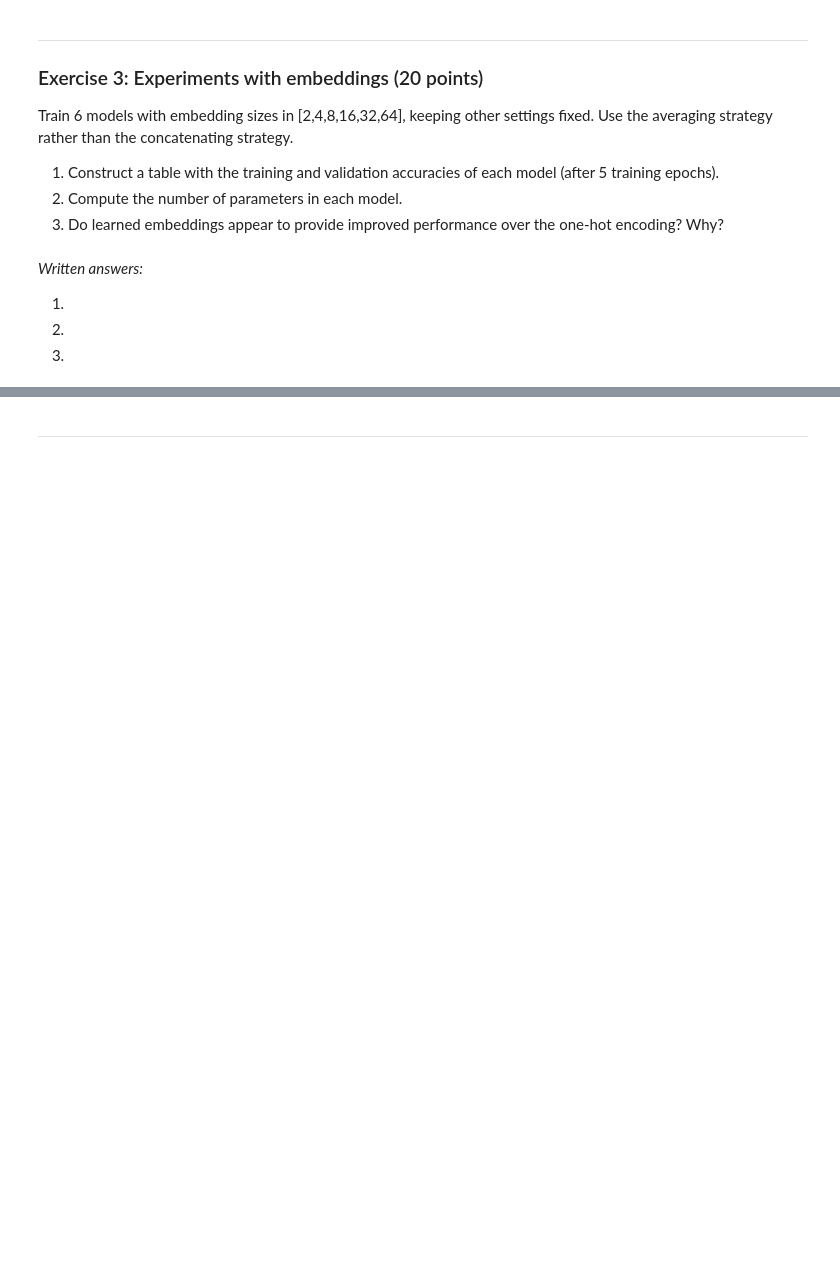
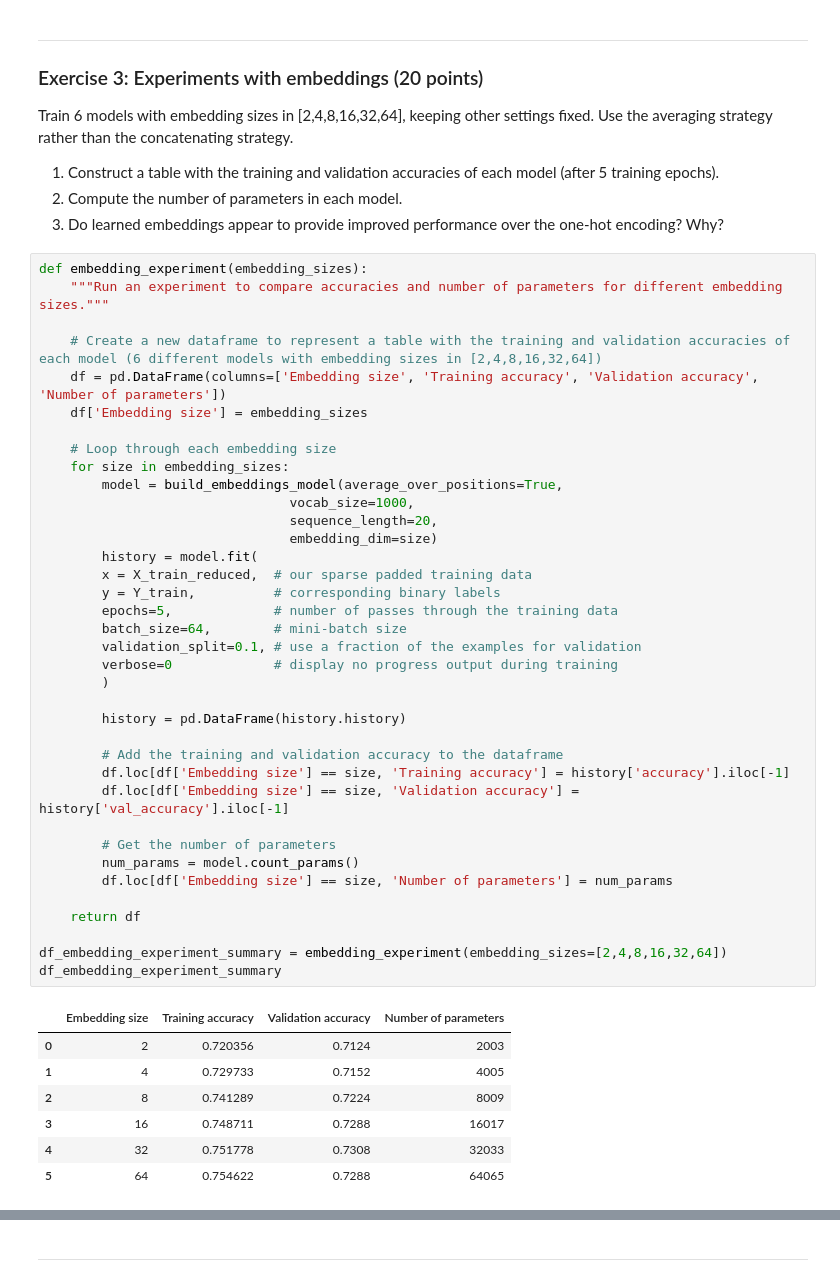
Before and after one commit to garyukong/w207-homework, a Jupyter notebook: 09 Embeddings for Text.ipynb, the cells around one changed output, grey strips where cells are left out. Drawn from its saved outputs; the diff is of its cells as text; blank space fills up the shorter version.

```diff
--- a/09 Embeddings for Text.ipynb
+++ b/09 Embeddings for Text.ipynb
@@ -529,9 +542,48 @@ Train 6 models with embedding sizes in [2,4,8,16,32,64], keeping other settings
 1. Construct a table with the training and validation accuracies of each model (after 5 training epochs).
 2. Compute the number of parameters in each model.
 3. Do learned embeddings appear to provide improved performance over the one-hot encoding? Why?
-# %% [markdown]
-*Written answers:*
-
-1.
-2.
-3.
+# %%
+def embedding_experiment(embedding_sizes):
+    """Run an experiment to compare accuracies and number of parameters for different embedding sizes."""
+
+    # Create a new dataframe to represent a table with the training and validation accuracies of each model (6 different models with embedding sizes in [2,4,8,16,32,64])
+    df = pd.DataFrame(columns=['Embedding size', 'Training accuracy', 'Validation accuracy', 'Number of parameters'])
+    df['Embedding size'] = embedding_sizes
+
+    # Loop through each embedding size
+    for size in embedding_sizes:
+        model = build_embeddings_model(average_over_positions=True,
+                                vocab_size=1000,
+                                sequence_length=20,
+                                embedding_dim=size)
+        history = model.fit(
+        x = X_train_reduced,  # our sparse padded training data
+        y = Y_train,          # corresponding binary labels
+        epochs=5,             # number of passes through the training data
+        batch_size=64,        # mini-batch size
+        validation_split=0.1, # use a fraction of the examples for validation
+        verbose=0             # display no progress output during training
+        )
+
+        history = pd.DataFrame(history.history)
+
+        # Add the training and validation accuracy to the dataframe
+        df.loc[df['Embedding size'] == size, 'Training accuracy'] = history['accuracy'].iloc[-1]
+        df.loc[df['Embedding size'] == size, 'Validation accuracy'] = history['val_accuracy'].iloc[-1]
+
+        # Get the number of parameters
+        num_params = model.count_params()
+        df.loc[df['Embedding size'] == size, 'Number of parameters'] = num_params
+
+    return df
+
+df_embedding_experiment_summary = embedding_experiment(embedding_sizes=[2,4,8,16,32,64])
+df_embedding_experiment_summary
+# %% [output]
+|  | Embedding size | Training accuracy | Validation accuracy | Number of parameters |
+| 0 | 2 | 0.720356 | 0.7124 | 2003 |
+| 1 | 4 | 0.729733 | 0.7152 | 4005 |
+| 2 | 8 | 0.741289 | 0.7224 | 8009 |
+| 3 | 16 | 0.748711 | 0.7288 | 16017 |
+| 4 | 32 | 0.751778 | 0.7308 | 32033 |
+| 5 | 64 | 0.754622 | 0.7288 | 64065 |
```
Also changed, not shown: parts of 5 cells of this notebook.
